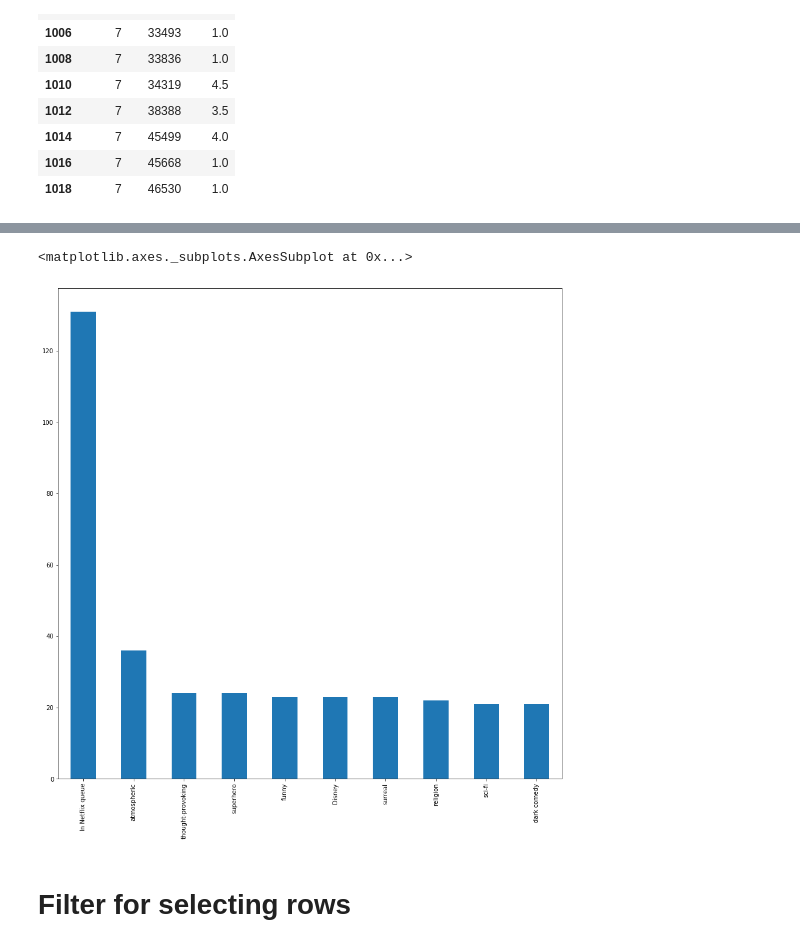
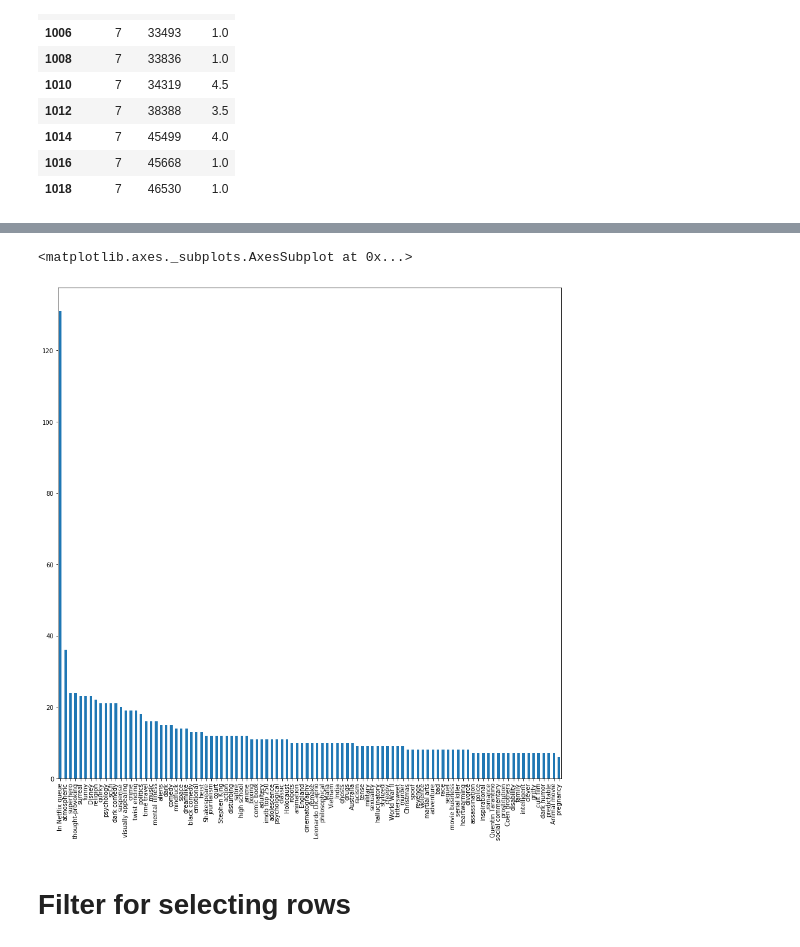
Before and after one commit to kotteeshwaran/pandas, a Jupyter notebook: movie_dataset.ipynb, the cells around one changed output, grey strips where cells are left out. Drawn from its saved outputs; the diff is of its cells as text; code cells hidden in the pictures.

```diff
--- a/movie_dataset.ipynb
+++ b/movie_dataset.ipynb
@@ -333,9 +354,9 @@ funny                 23
 Name: tag, dtype: int64
 # %%
-tag_count[:10].plot(kind='bar',figsize=(15,15))
+tag_count[:100].plot(kind='bar',figsize=(15,15))
 # %% [output]
 <matplotlib.axes._subplots.AxesSubplot at 0x...>
-[figure, old version]
+[figure, new version]
 # %% [markdown]
 # Filter for selecting rows
 # %%
```
Also changed, not shown: parts of 19 cells of this notebook.
